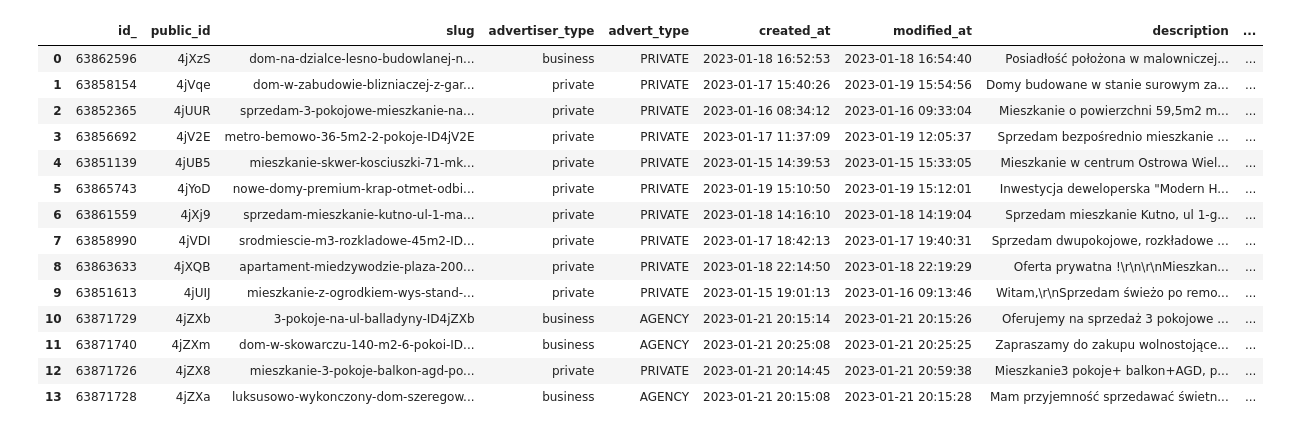
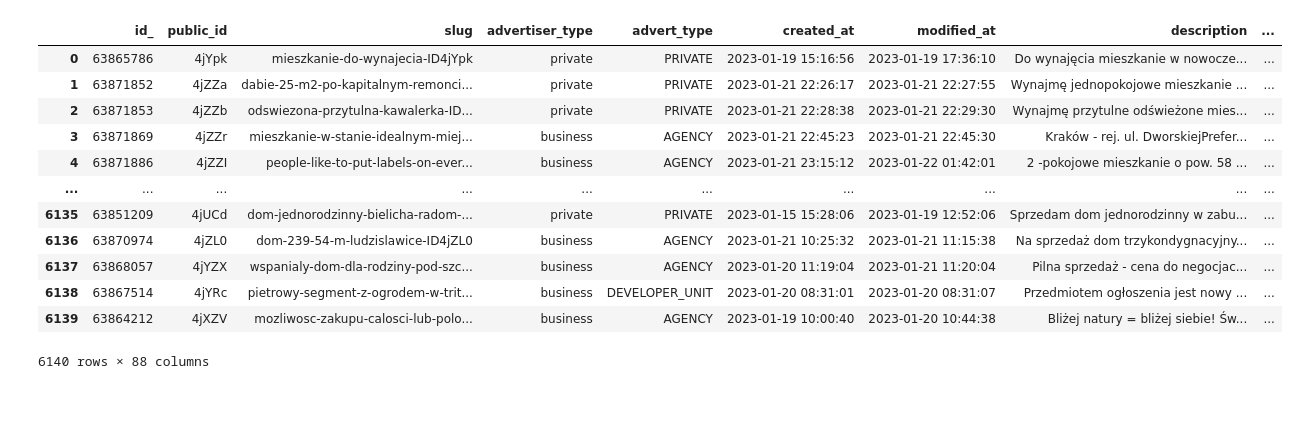
Before and after one commit to dariuszewski/real-estate-scraper, a Jupyter notebook: analysis/main.ipynb, the cells around one changed output. Saved outputs shown, nothing was run; the diff lists cells and outputs as text; code cells hidden in the pictures; blank space fills up the shorter version.

```diff
--- a/analysis/main.ipynb
+++ b/analysis/main.ipynb
@@ -3,23 +4,19 @@ import pandas as pd
 # %%
-pd.set_option('display.max_rows', None)
 pd.set_option('display.max_columns', None)
 # %%
-df = pd.read_json('./data/flats_sell_21_01_2023.json', orient='records')
+df= pd.read_json('./data/22_01_2023/merged_18_22_01_2023.json', orient='records')
+df
+# %% [output]
+|  | id_ | public_id | slug | advertiser_type | advert_type | created_at | modified_at | description | ... |
+| 0 | 63865786 | 4jYpk | mieszkanie-do-wynajecia-ID4jYpk | private | PRIVATE | 2023-01-19 15:16:56 | 2023-01-19 17:36:10 | Do wynajęcia mieszkanie w nowocze... | ... |
+| 1 | 63871852 | 4jZZa | dabie-25-m2-po-kapitalnym-remonci... | private | PRIVATE | 2023-01-21 22:26:17 | 2023-01-21 22:27:55 | Wynajmę jednopokojowe mieszkanie ... | ... |
+| 2 | 63871853 | 4jZZb | odswiezona-przytulna-kawalerka-ID... | private | PRIVATE | 2023-01-21 22:28:38 | 2023-01-21 22:29:30 | Wynajmę przytulne odświeżone mies... | ... |
+| 3 | 63871869 | 4jZZr | mieszkanie-w-stanie-idealnym-miej... | business | AGENCY | 2023-01-21 22:45:23 | 2023-01-21 22:45:30 | Kraków - rej. ul. DworskiejPrefer... | ... |
+| 4 | 63871886 | 4jZZI | people-like-to-put-labels-on-ever... | business | AGENCY | 2023-01-21 23:15:12 | 2023-01-22 01:42:01 | 2 -pokojowe mieszkanie o pow. 58 ... | ... |
+| ... | ... | ... | ... | ... | ... | ... | ... | ... | ... |
+| 6135 | 63851209 | 4jUCd | dom-jednorodzinny-bielicha-radom-... | private | PRIVATE | 2023-01-15 15:28:06 | 2023-01-19 12:52:06 | Sprzedam dom jednorodzinny w zabu... | ... |
+| 6136 | 63870974 | 4jZL0 | dom-239-54-m-ludzislawice-ID4jZL0 | business | AGENCY | 2023-01-21 10:25:32 | 2023-01-21 11:15:38 | Na sprzedaż dom trzykondygnacyjny... | ... |
+| 6137 | 63868057 | 4jYZX | wspanialy-dom-dla-rodziny-pod-szc... | business | AGENCY | 2023-01-20 11:19:04 | 2023-01-21 11:20:04 | Pilna sprzedaż - cena do negocjac... | ... |
+| 6138 | 63867514 | 4jYRc | pietrowy-segment-z-ogrodem-w-trit... | business | DEVELOPER_UNIT | 2023-01-20 08:31:01 | 2023-01-20 08:31:07 | Przedmiotem ogłoszenia jest nowy ... | ... |
+| 6139 | 63864212 | 4jXZV | mozliwosc-zakupu-calosci-lub-polo... | business | AGENCY | 2023-01-19 10:00:40 | 2023-01-20 10:44:38 | Bliżej natury = bliżej siebie! Św... | ... |
+6140 rows × 88 columns
-# %%
-df
-# %% [output]
-|  | id_ | public_id | slug | advertiser_type | advert_type | created_at | modified_at | description | ... |
-| 0 | 63862596 | 4jXzS | dom-na-dzialce-lesno-budowlanej-n... | business | PRIVATE | 2023-01-18 16:52:53 | 2023-01-18 16:54:40 | Posiadłość położona w malowniczej... | ... |
-| 1 | 63858154 | 4jVqe | dom-w-zabudowie-blizniaczej-z-gar... | private | PRIVATE | 2023-01-17 15:40:26 | 2023-01-19 15:54:56 | Domy budowane w stanie surowym za... | ... |
-| 2 | 63852365 | 4jUUR | sprzedam-3-pokojowe-mieszkanie-na... | private | PRIVATE | 2023-01-16 08:34:12 | 2023-01-16 09:33:04 | Mieszkanie o powierzchni 59,5m2 m... | ... |
-| 3 | 63856692 | 4jV2E | metro-bemowo-36-5m2-2-pokoje-ID4jV2E | private | PRIVATE | 2023-01-17 11:37:09 | 2023-01-19 12:05:37 | Sprzedam bezpośrednio mieszkanie ... | ... |
-| 4 | 63851139 | 4jUB5 | mieszkanie-skwer-kosciuszki-71-mk... | private | PRIVATE | 2023-01-15 14:39:53 | 2023-01-15 15:33:05 | Mieszkanie w centrum Ostrowa Wiel... | ... |
-| 5 | 63865743 | 4jYoD | nowe-domy-premium-krap-otmet-odbi... | private | PRIVATE | 2023-01-19 15:10:50 | 2023-01-19 15:12:01 | Inwestycja deweloperska "Modern H... | ... |
-| 6 | 63861559 | 4jXj9 | sprzedam-mieszkanie-kutno-ul-1-ma... | private | PRIVATE | 2023-01-18 14:16:10 | 2023-01-18 14:19:04 | Sprzedam mieszkanie Kutno, ul 1-g... | ... |
-| 7 | 63858990 | 4jVDI | srodmiescie-m3-rozkladowe-45m2-ID... | private | PRIVATE | 2023-01-17 18:42:13 | 2023-01-17 19:40:31 | Sprzedam dwupokojowe, rozkładowe ... | ... |
-| 8 | 63863633 | 4jXQB | apartament-miedzywodzie-plaza-200... | private | PRIVATE | 2023-01-18 22:14:50 | 2023-01-18 22:19:29 | Oferta prywatna !\r\n\r\nMieszkan... | ... |
-| 9 | 63851613 | 4jUIJ | mieszkanie-z-ogrodkiem-wys-stand-... | private | PRIVATE | 2023-01-15 19:01:13 | 2023-01-16 09:13:46 | Witam,\r\nSprzedam świeżo po remo... | ... |
-| 10 | 63871729 | 4jZXb | 3-pokoje-na-ul-balladyny-ID4jZXb | business | AGENCY | 2023-01-21 20:15:14 | 2023-01-21 20:15:26 | Oferujemy na sprzedaż 3 pokojowe ... | ... |
-| 11 | 63871740 | 4jZXm | dom-w-skowarczu-140-m2-6-pokoi-ID... | business | AGENCY | 2023-01-21 20:25:08 | 2023-01-21 20:25:25 | Zapraszamy do zakupu wolnostojące... | ... |
-| 12 | 63871726 | 4jZX8 | mieszkanie-3-pokoje-balkon-agd-po... | private | PRIVATE | 2023-01-21 20:14:45 | 2023-01-21 20:59:38 | Mieszkanie3 pokoje+ balkon+AGD, p... | ... |
-| 13 | 63871728 | 4jZXa | luksusowo-wykonczony-dom-szeregow... | business | AGENCY | 2023-01-21 20:15:08 | 2023-01-21 20:15:28 | Mam przyjemność sprzedawać świetn... | ... |
```
Also changed, not shown: parts of 5 cells of this notebook, 12 other files.
